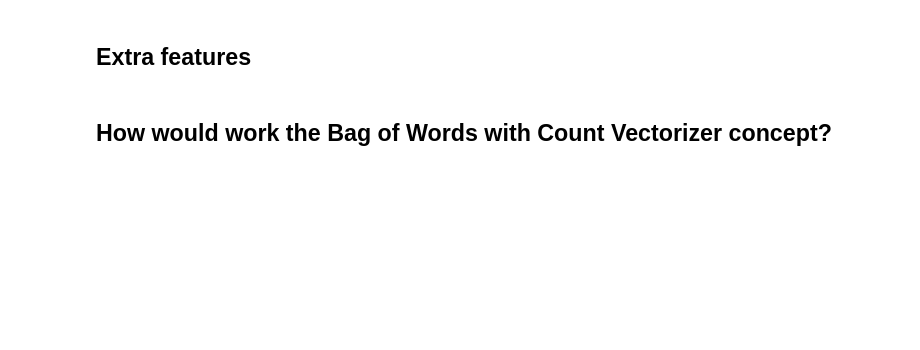
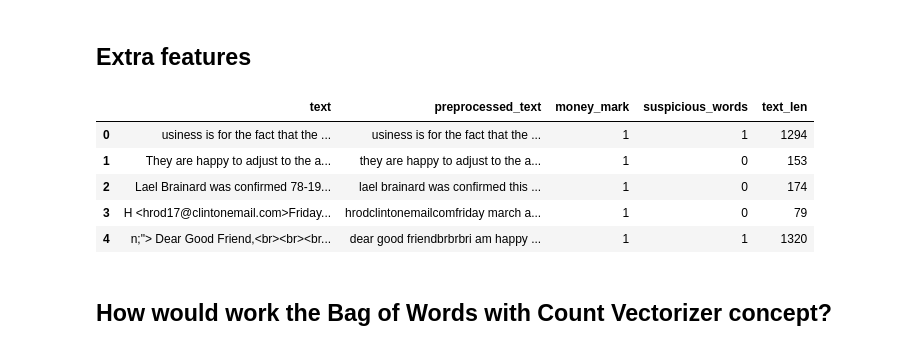
Before and after one commit to ironhack-labs/lab-natural-language-processing, a Jupyter notebook: your-code/main.ipynb, the cells around one changed output. Drawn from its saved outputs; the diff is of its cells as text; code cells hidden in the pictures; blank space fills up the shorter version.

```diff
--- a/your-code/main.ipynb
+++ b/your-code/main.ipynb
@@ -77,0 +152,11 @@ See the caveats in the documentation: https://pandas.pydata.org/pandas-docs/stab
+# %%
+def clean_text(text):
+    import re
+    text = re.sub(r'http\S+', '', text)  # Remove URLs
+    text = re.sub(r'[^a-zA-Z\s]', '', text)  # Keep only letters and spaces
+    text = re.sub(r'\b\d+\b', '', text)  # Remove standalone numbers
+    text = re.sub(r'\d+', '', text)  # Remove numbers inside words
+    text = re.sub(r'\b[a-zA-Z]\b', '', text)  # Remove single characters
+    text = re.sub(r'\b\w{20,}\b', '', text)  # Remove long words (20+ chars)
+    text = re.sub(r'\s+', ' ', text).strip()  # Remove extra spaces
+    return text.lower()
@@ -176,18 +305,29 @@ Let's get the 10 top words in ham and spam messages (**EXPLORATORY DATA ANALYSIS
+# %%
+# Ensure text preprocessing is applied
+train_data["preprocessed_text"] = train_data["text"].apply(clean_text)
+test_data["preprocessed_text"] = test_data["text"].apply(clean_text)
 # %% [markdown]
 ## Extra features
 # %%
 # We add to the original dataframe two additional indicators (money symbols and suspicious words).
 money_simbol_list = "|".join(["euro","dollar","pound","€","$"])
 suspicious_words = "|".join(["free","cheap","sex","money","account","bank","fund","transfer","transaction","win","deposit","password"])
 
-data_train['money_mark'] = data_train['preprocessed_text'].str.contains(money_simbol_list)*1
-data_train['suspicious_words'] = data_train['preprocessed_text'].str.contains(suspicious_words)*1
-data_train['text_len'] = data_train['preprocessed_text'].apply(lambda x: len(x))
+train_data['money_mark'] = train_data['preprocessed_text'].str.contains(money_simbol_list)*1
+train_data['suspicious_words'] = train_data['preprocessed_text'].str.contains(suspicious_words)*1
+train_data['text_len'] = train_data['preprocessed_text'].apply(lambda x: len(x))
 
-data_val['money_mark'] = data_val['preprocessed_text'].str.contains(money_simbol_list)*1
-data_val['suspicious_words'] = data_val['preprocessed_text'].str.contains(suspicious_words)*1
-data_val['text_len'] = data_val['preprocessed_text'].apply(lambda x: len(x))
+test_data['money_mark'] = test_data['preprocessed_text'].str.contains(money_simbol_list)*1
+test_data['suspicious_words'] = test_data['preprocessed_text'].str.contains(suspicious_words)*1
+test_data['text_len'] = test_data['preprocessed_text'].apply(lambda x: len(x))
 
-data_train.head()
+test_data.head()
+# %% [output]
+|  | text | preprocessed_text | money_mark | suspicious_words | text_len |
+| 0 | usiness is for the fact that the ... | usiness is for the fact that the ... | 1 | 1 | 1294 |
+| 1 | They are happy to adjust to the a... | they are happy to adjust to the a... | 1 | 0 | 153 |
+| 2 | Lael Brainard was confirmed 78-19... | lael brainard was confirmed this ... | 1 | 0 | 174 |
+| 3 | H <hrod17@clintonemail.com>Friday... | hrodclintonemailcomfriday march a... | 1 | 0 | 79 |
+| 4 | n;"> Dear Good Friend,<br><br><br... | dear good friendbrbrbri am happy ... | 1 | 1 | 1320 |
 # %% [markdown]
 ## How would work the Bag of Words with Count Vectorizer concept?
```
Also changed, not shown: parts of 39 cells of this notebook.
